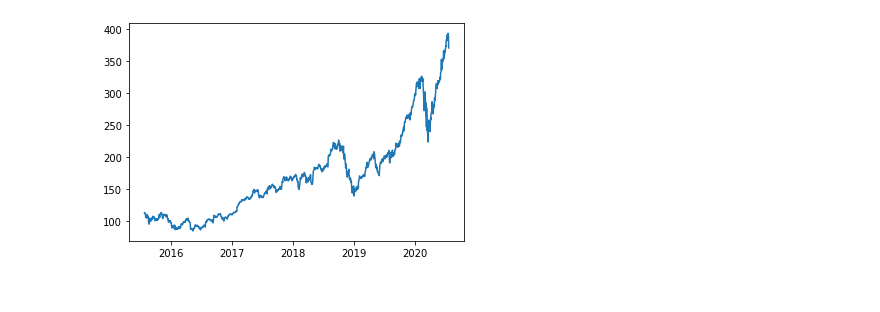
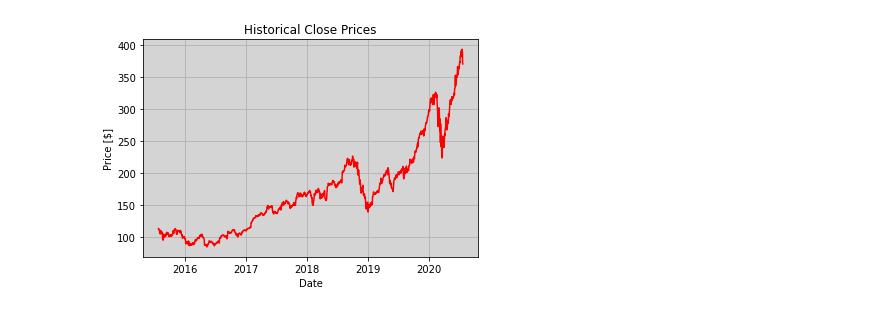
Before and after one commit to aryan-regmi/stock, a Jupyter notebook: ntbk_mk01.ipynb, the cells around one changed output. Cells and saved outputs as stored; diff of their text form; code cells hidden in the pictures.

```diff
--- a/ntbk_mk01.ipynb
+++ b/ntbk_mk01.ipynb
@@ -11,10 +16,20 @@ tick_period = '5y'
 stock_data = yf.Ticker(tick_symbol)
 
 hist_data = stock_data.history(tick_period).reset_index()
-# %%
-plt.figure()
-
-plt.plot(hist_data['Date'],hist_data['Close'])
-plt.show(block=False)
-# %% [output]
-[figure, removed]
+# %%
+# Plot Historical Close Price Data
+
+fig1 = plt.figure()
+plt.ion()
+ax = fig1.add_subplot(1, 1, 1) # nrows, ncols, index
+ax.set_facecolor((0.15, 0.15, 0.15, 0.20))
+
+plt.plot(hist_data['Date'],hist_data['Close'], 'r')
+plt.xlabel('Date')
+plt.ylabel('Price [$]')
+plt.title('Historical Close Prices')
+plt.grid()
+
+# plt.show(block=False)
+# %% [output]
+[figure, added]
```
Also changed, not shown: parts of 4 cells of this notebook.
